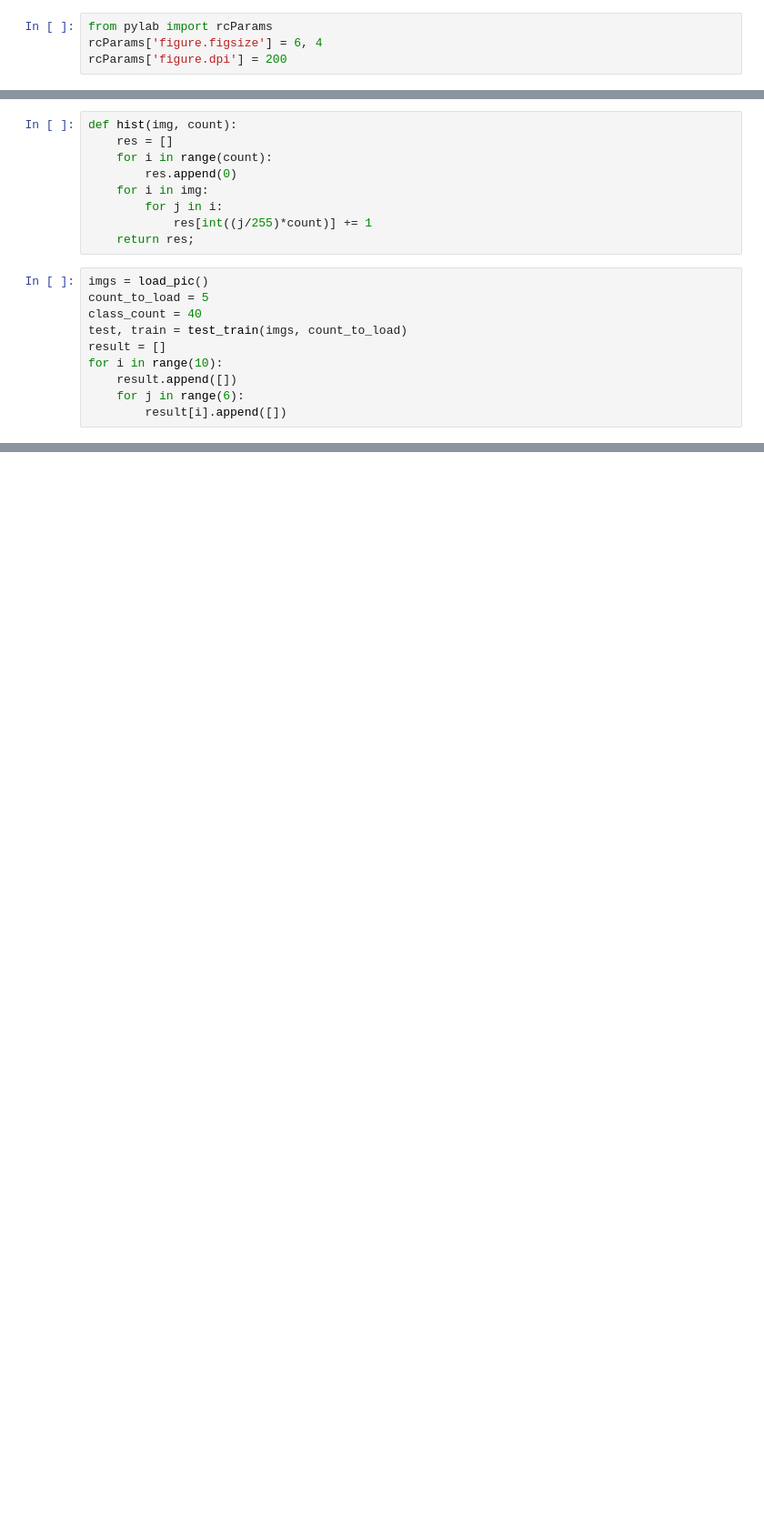
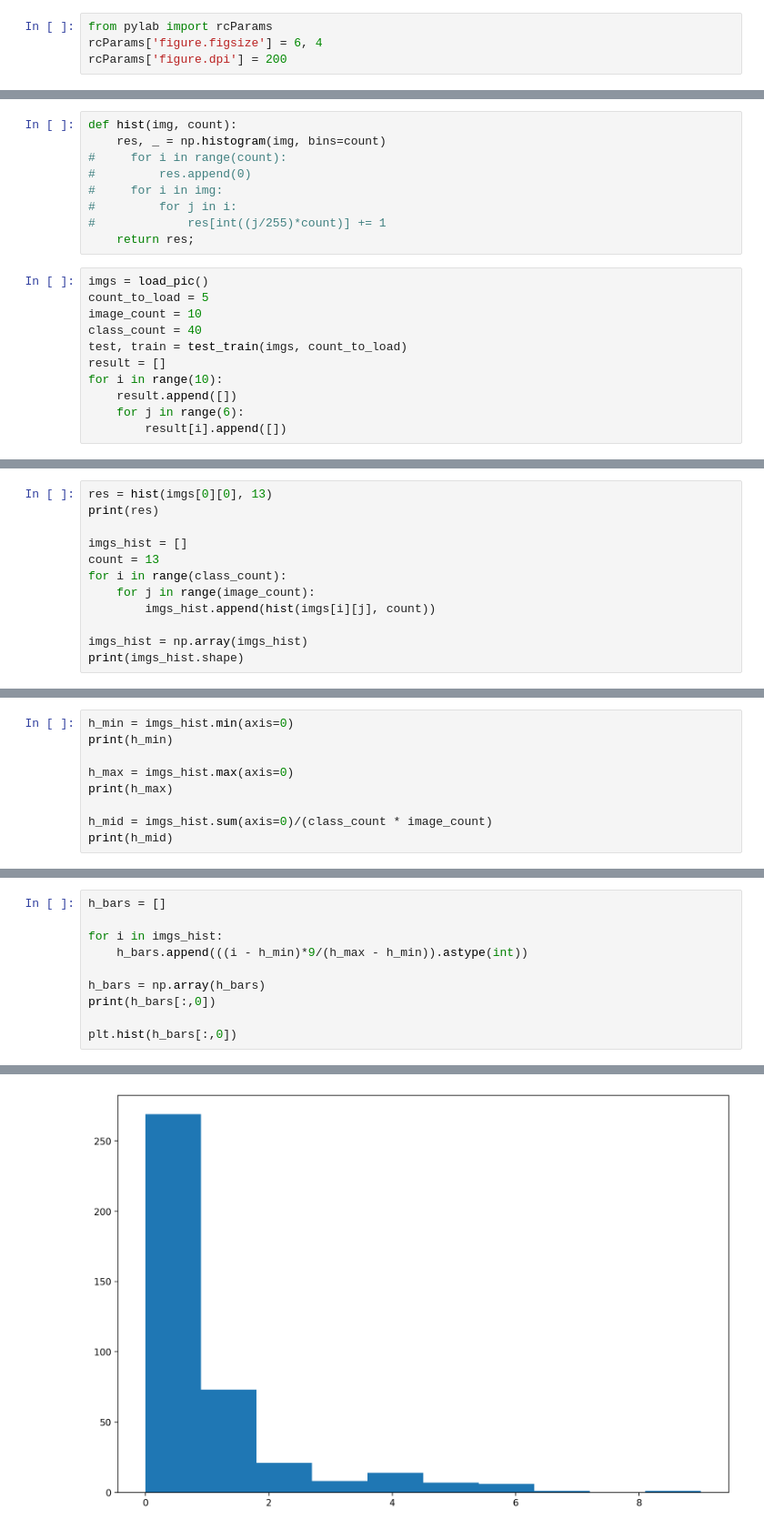
Before and after one commit to KapiWow/face_recognition, a Jupyter notebook: Untitled.ipynb, the cells around one changed output, grey strips where cells are left out. Shown at 91% size. Cells and saved outputs as stored; diff of their text form; blank space fills up the shorter version.

```diff
--- a/Untitled.ipynb
+++ b/Untitled.ipynb
@@ -132,16 +116,17 @@ def fr_pic(test, train):
     return res_list
 # %%
 def hist(img, count):
-    res = []
-    for i in range(count):
-        res.append(0)
-    for i in img:
-        for j in i:
-            res[int((j/255)*count)] += 1
+    res, _ = np.histogram(img, bins=count)
+#     for i in range(count):
+#         res.append(0)
+#     for i in img:
+#         for j in i:
+#             res[int((j/255)*count)] += 1
     return res;
 # %%
 imgs = load_pic()
 count_to_load = 5
+image_count = 10
 class_count = 40
 test, train = test_train(imgs, count_to_load)
 result = []
@@ -157,0 +137,12 @@ print(res)
+# %%
+res = hist(imgs[0][0], 13)
+print(res)
+
+imgs_hist = []
+count = 13
+for i in range(class_count):
+    for j in range(image_count):
+        imgs_hist.append(hist(imgs[i][j], count))
+
+imgs_hist = np.array(imgs_hist)
+print(imgs_hist.shape)
@@ -157,0 +152,9 @@ print(res)
+# %%
+h_min = imgs_hist.min(axis=0)
+print(h_min)
+
+h_max = imgs_hist.max(axis=0)
+print(h_max)
+
+h_mid = imgs_hist.sum(axis=0)/(class_count * image_count)
+print(h_mid)
@@ -157,0 +166,11 @@ print(res)
+# %%
+h_bars = []
+
+for i in imgs_hist:
+    h_bars.append(((i - h_min)*9/(h_max - h_min)).astype(int))
+
+h_bars = np.array(h_bars)
+print(h_bars[:,0])
+
+plt.hist(h_bars[:,0])
+# %% [output]
@@ -157,0 +191 @@ print(res)
+[figure, added]
```
Also changed, not shown: parts of 22 cells of this notebook, 1 other file.
